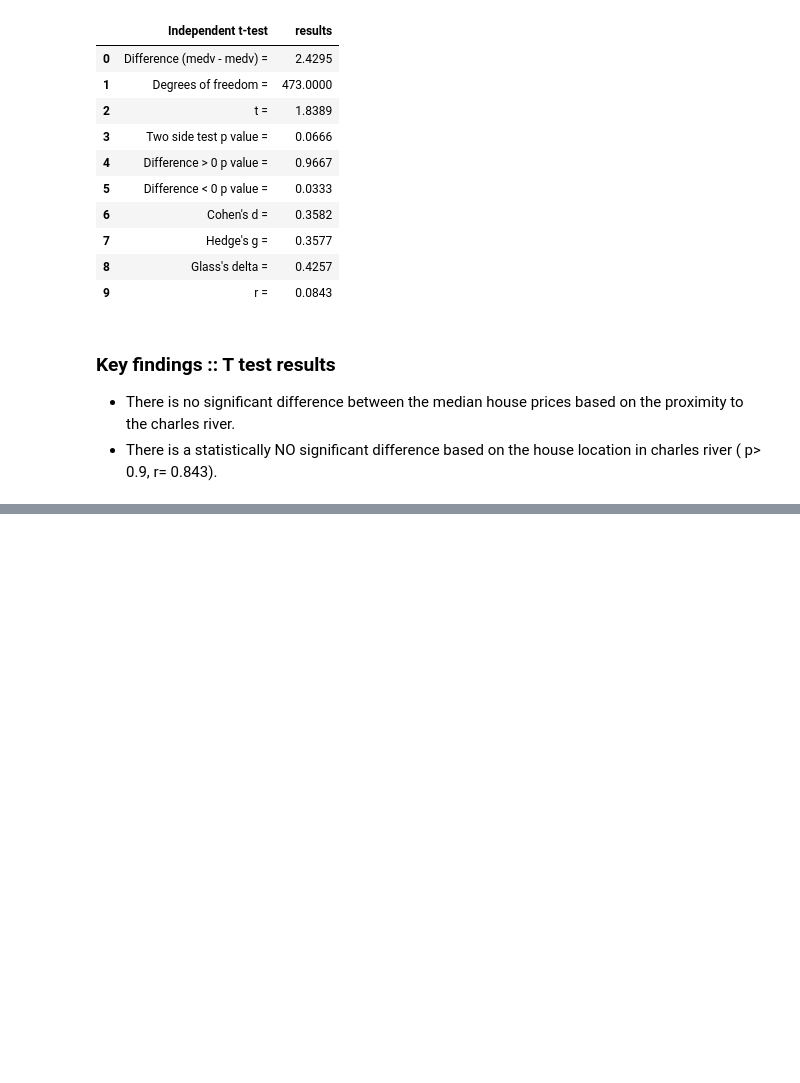
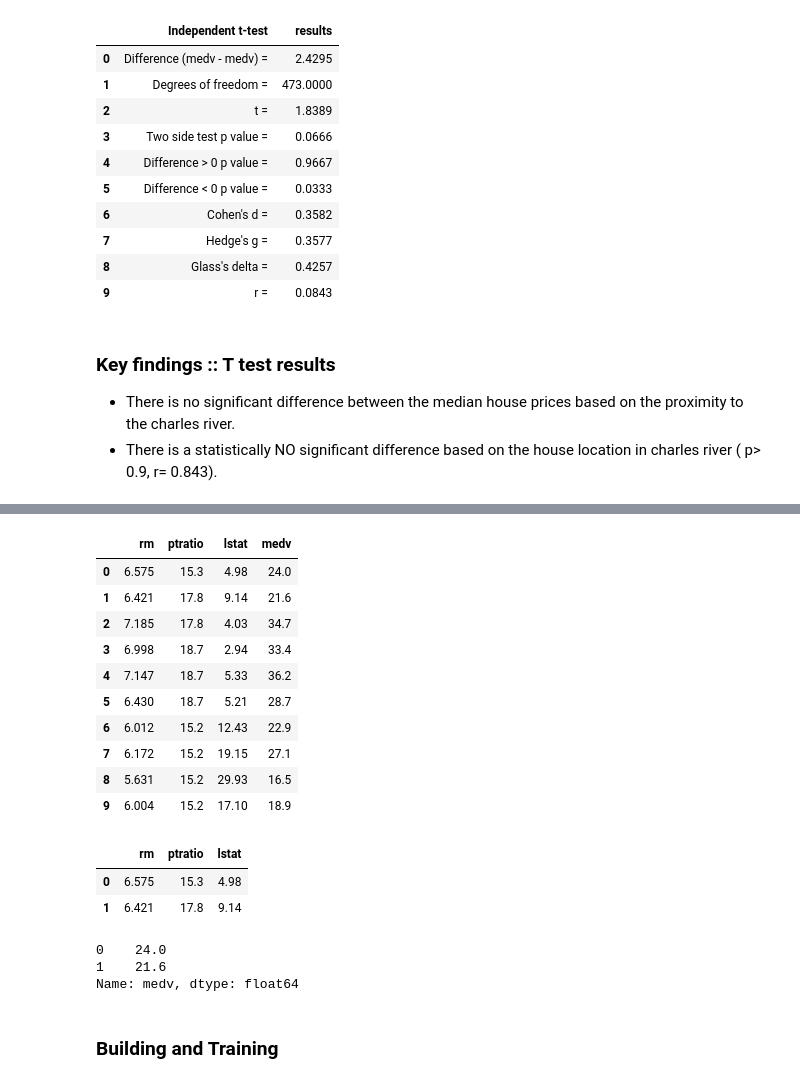
Before and after one commit to SomanathanSubramaniyan/Machine-Learning-Statistics, a Jupyter notebook: Boston-Dataset-Project.ipynb, the cells around one changed output, grey strips where cells are left out. Saved outputs shown, nothing was run; the diff lists cells and outputs as text; code cells hidden in the pictures; blank space fills up the shorter version.

Commit message:
prediction

```diff
--- a/Boston-Dataset-Project.ipynb
+++ b/Boston-Dataset-Project.ipynb
@@ -482,0 +446,36 @@ Wider: -27.02 (26.41) MSE
+# %%
+# Based on the data analysis; used only below features for the prediction
+# input ::  rm - Number of Rooms
+# input ::  LSTAT - Lower status of population
+# input ::  ptratio - Teacher - pupil ratio
+# input ::  Chas - House near charles river
+# Target/Output :: Median value of the homes
+
+x = df_BHD_rmOutliers.iloc [:,[5,10,12,13]]
+x.head(10)
+# %% [output]
+|  | rm | ptratio | lstat | medv |
+| 0 | 6.575 | 15.3 | 4.98 | 24.0 |
+| 1 | 6.421 | 17.8 | 9.14 | 21.6 |
+| 2 | 7.185 | 17.8 | 4.03 | 34.7 |
+| 3 | 6.998 | 18.7 | 2.94 | 33.4 |
+| 4 | 7.147 | 18.7 | 5.33 | 36.2 |
+| 5 | 6.430 | 18.7 | 5.21 | 28.7 |
+| 6 | 6.012 | 15.2 | 12.43 | 22.9 |
+| 7 | 6.172 | 15.2 | 19.15 | 27.1 |
+| 8 | 5.631 | 15.2 | 29.93 | 16.5 |
+| 9 | 6.004 | 15.2 | 17.10 | 18.9 |
+# %%
+x = df_BHD_rmOutliers[['rm', 'ptratio', 'lstat']]
+y = df_BHD_rmOutliers['medv']
+x.head(2)
+# %% [output]
+|  | rm | ptratio | lstat |
+| 0 | 6.575 | 15.3 | 4.98 |
+| 1 | 6.421 | 17.8 | 9.14 |
+# %%
+y.head(2)
+# %% [output]
+0    24.0
+1    21.6
+Name: medv, dtype: float64
@@ -482,0 +484,2 @@ Wider: -27.02 (26.41) MSE
+# %% [markdown]
+### Building and Training
```
Also changed, not shown: parts of 41 cells of this notebook.
